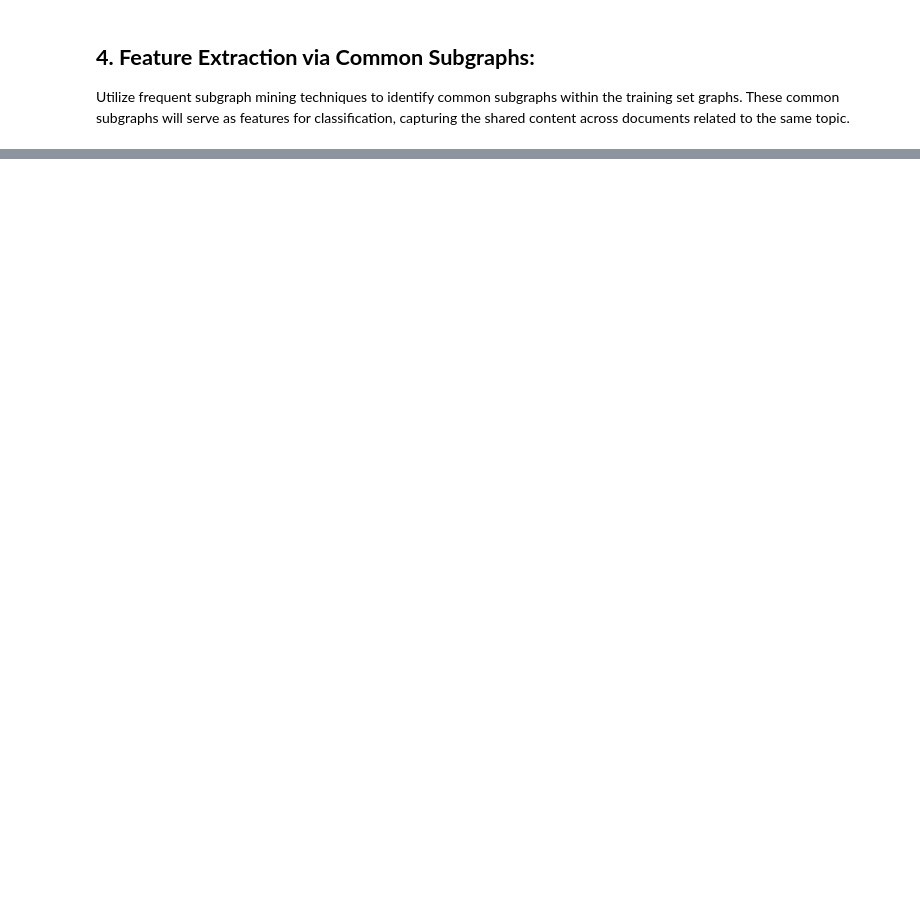
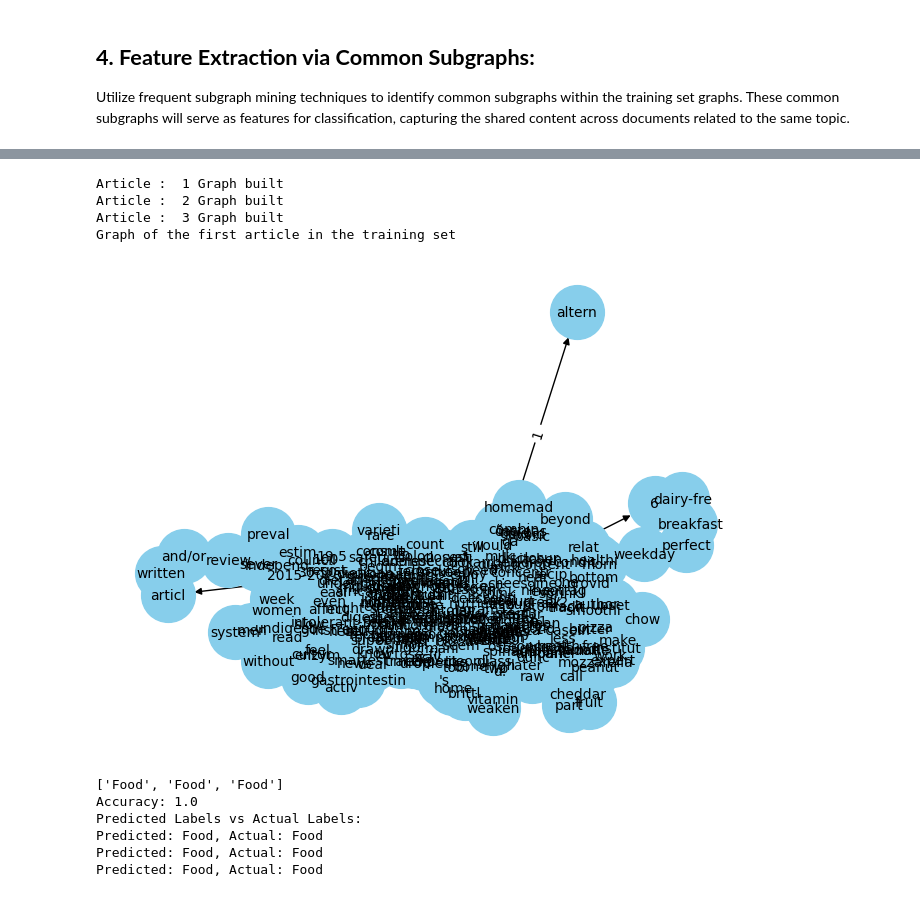
Before and after one commit to HamzaRasheed26/Web-Document-Classification, a Jupyter notebook: Classification_Documents_Using_GraphBased_Features_and_KNN.ipynb, the cells around one changed output, grey strips where cells are left out. Drawn from its saved outputs; the diff is of its cells as text; code cells hidden in the pictures; blank space fills up the shorter version.

```diff
--- a/Classification_Documents_Using_GraphBased_Features_and_KNN.ipynb
+++ b/Classification_Documents_Using_GraphBased_Features_and_KNN.ipynb
@@ -271,0 +263,24 @@ Utilize frequent subgraph mining techniques to identify common subgraphs within
+# %%
+# Preprocess test dataset
+preprocessed_test_set = []
+for index, row in test_set.iterrows():
+    title_tokens = tokenize(row['title'])
+    body_tokens = tokenize(row['body'])
+
+    title_tokens = remove_stopwords(title_tokens)
+    body_tokens = remove_stopwords(body_tokens)
+
+    title_tokens = stem_tokens(title_tokens)
+    body_tokens = stem_tokens(body_tokens)
+
+    words_count = len(body_tokens)
+
+    preprocessed_test_set.append({'label': row['label'], 'title_tokens': title_tokens, 'body_tokens': body_tokens, 'words_count': words_count})
+# %%
+# Print preprocessed test dataset
+for article in preprocessed_test_set:
+    print(f"Label: {article['label']}")
+    print(f"Title Tokens: {article['title_tokens']}")
+    print(f"Body Tokens: {article['body_tokens']}")
+    print(f"Words Count: {article['words_count']}")
+    print()
@@ -271,0 +302,21 @@ Utilize frequent subgraph mining techniques to identify common subgraphs within
+# %%
+# Construct graphs for the test set
+graphs_test_set = []
+for index, article in enumerate(preprocessed_test_set):
+    # Build the directed graph
+    print("Article : ", index+1, "Graph built")
+    graph = build_graph(article['body_tokens'])
+    graphs_test_set.append(graph)
+
+    # Plot the graph
+    # plot_graph(graph)
+
+# Plot the first graph in the training set
+print("Graph of the first article in the training set")
+plot_graph(graphs_test_set[0])
+# %% [output]
+Article :  1 Graph built
+Article :  2 Graph built
+Article :  3 Graph built
+Graph of the first article in the training set
+[figure, added]
@@ -271,0 +329,21 @@ Utilize frequent subgraph mining techniques to identify common subgraphs within
+# %%
+# Compute the accuracy of the classifier
+correct_predictions = 0
+for index, article in enumerate(preprocessed_test_set):
+    if predicted_labels[index] == article['label']:
+        correct_predictions += 1
+
+accuracy = correct_predictions / len(preprocessed_test_set)
+print(f"Accuracy: {accuracy}")
+
+# Print the predicted labels and actual labels
+print("Predicted Labels vs Actual Labels:")
+for i in range(len(predicted_labels)):
+    print(f"Predicted: {predicted_labels[i]}, Actual: {actual_labels[i]}")
+# %% [output]
+['Food', 'Food', 'Food']
+Accuracy: 1.0
+Predicted Labels vs Actual Labels:
+Predicted: Food, Actual: Food
+Predicted: Food, Actual: Food
+Predicted: Food, Actual: Food
```
Also changed, not shown: parts of 36 cells of this notebook, 3 other files.
